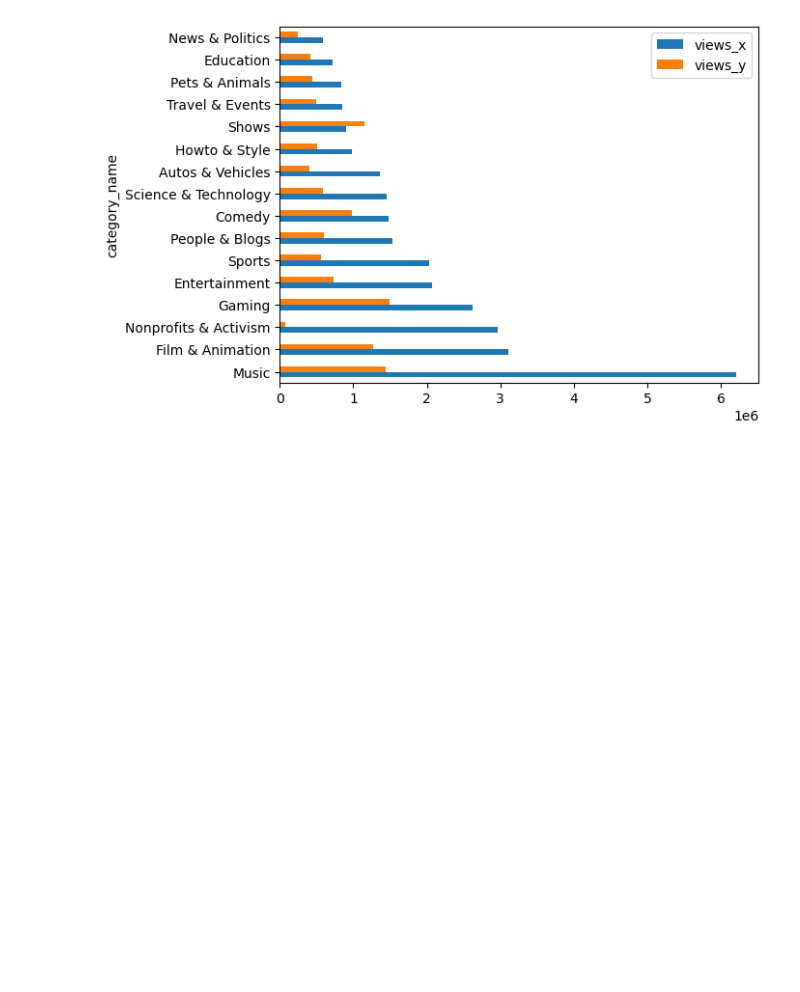
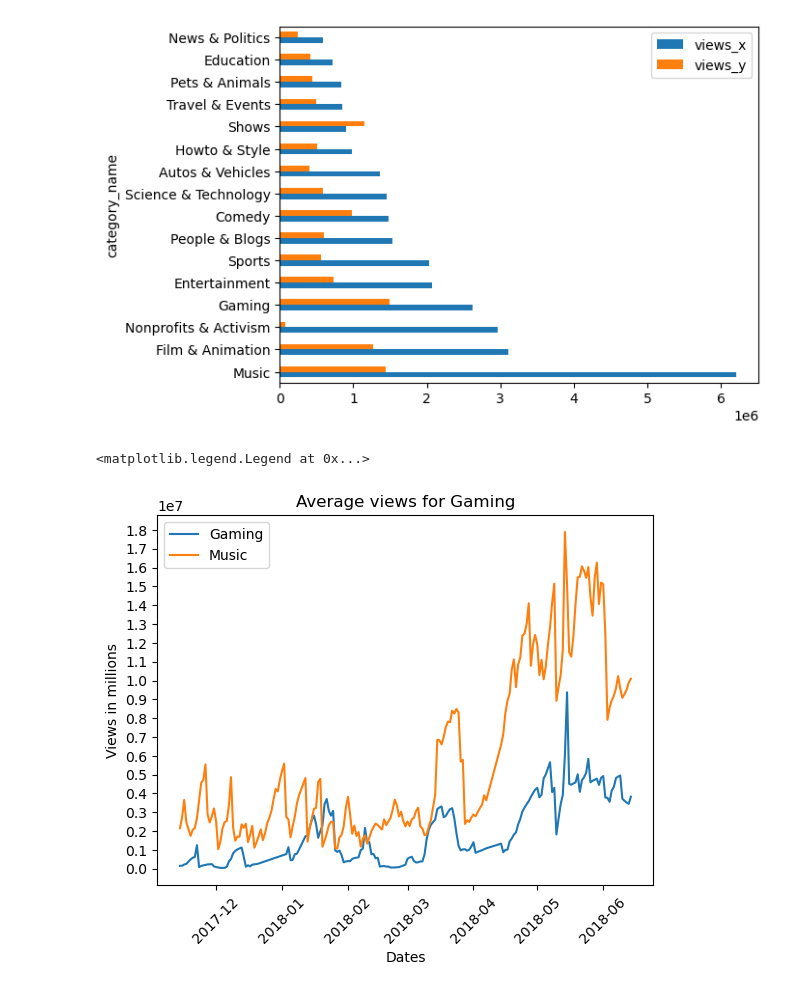
Before and after one commit to JosephTylerSeay/Pandas-EDA-Case-Study, a Jupyter notebook: project.ipynb, the cells around one changed output. Cells and saved outputs as stored; diff of their text form; code cells hidden in the pictures; blank space fills up the shorter version.

```diff
--- a/project.ipynb
+++ b/project.ipynb
@@ -97,4 +97,20 @@ plt.show()
 # %% [output]
 [figure]
 # %%
-plt.plot(us_df_reduced["category_name"] == "Gaming", us_df_reduced["views"])
+import numpy as np
+us_df_gaming = us_df_reduced[us_df_reduced["category_name"] == "Gaming"].groupby("trending_date")["views"].mean()
+us_df_music = us_df_reduced[us_df_reduced["category_name"] == "Music"].groupby("trending_date")["views"].mean()
+us_df_gaming = us_df_gaming.reset_index()
+us_df_music = us_df_music.reset_index()
+
+plt.plot(us_df_gaming["trending_date"], us_df_gaming["views"], label="Gaming")
+plt.plot(us_df_music["trending_date"], us_df_music["views"], label="Music")
+plt.yticks(np.arange(0, round(us_df_music["views"].max(), -6) + 1000000, 1000000))
+plt.title("Average views for Gaming")
+plt.ylabel("Views in millions")
+plt.xlabel("Dates")
+plt.xticks(rotation=45)
+plt.legend()
+# %% [output]
+<matplotlib.legend.Legend at 0x...>
+[figure, added]
```
Also changed, not shown: parts of 1 cell of this notebook.
